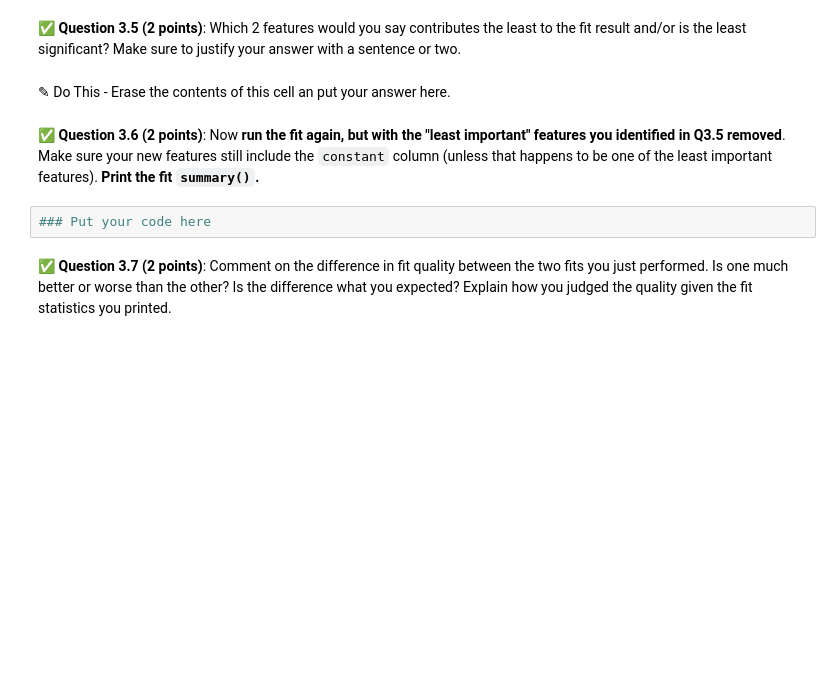
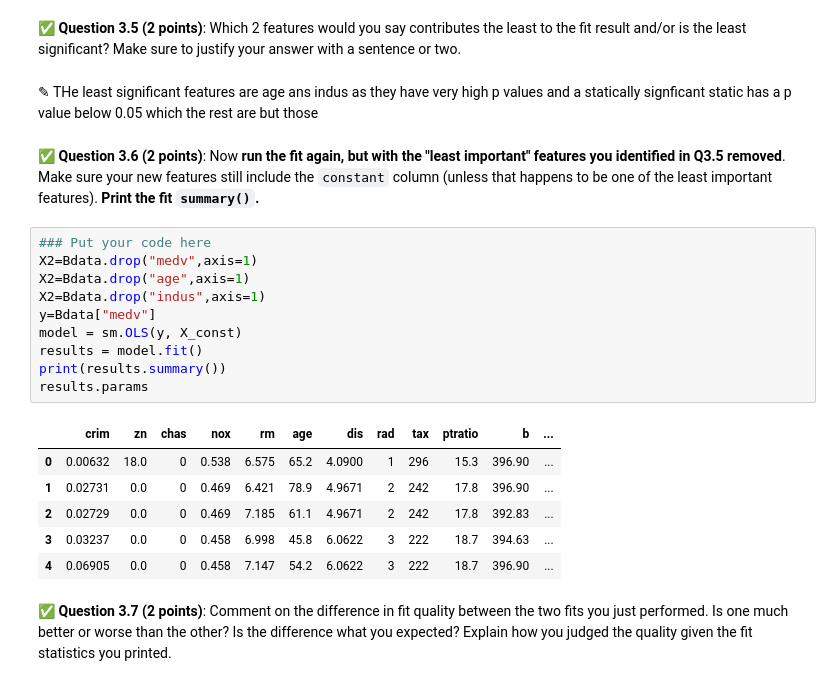
Before and after one commit to NathanZarkowsky/CMSE202-f23-turnin, a Jupyter notebook: final/CMSE202-Final-Section004-S24-STUDENT.ipynb, the cells around one changed output. Saved outputs shown, nothing was run; the diff lists cells and outputs as text; blank space fills up the shorter version.

```diff
--- a/final/CMSE202-Final-Section004-S24-STUDENT.ipynb
+++ b/final/CMSE202-Final-Section004-S24-STUDENT.ipynb
@@ -170,11 +228,26 @@ Now you will perform the actual fit.
 # %% [markdown]
 &#9989; **Question 3.5 (2 points)**: Which 2 features would you say contributes the least to the fit result and/or is the least significant? Make sure to justify your answer with a sentence or two.
-# %% [markdown]
-<font size=+3>&#9998;</font> Do This - Erase the contents of this cell an put your answer here.
+# %% [markdown]
+<font size=+3>&#9998;</font> THe least significant features are age ans indus as they have very high p values and a statically signficant static has a p value below 0.05 which the rest are but those
 # %% [markdown]
 &#9989; **Question 3.6 (2 points)**: Now **run the fit again, but with the "least important" features you identified in Q3.5 removed**. Make sure your new features still include the `constant` column (unless that happens to be one of the least important features). **Print the fit `summary()`.**
-# %%
-### Put your code here
+# %%
+### Put your code here
+X2=Bdata.drop("medv",axis=1)
+X2=Bdata.drop("age",axis=1)
+X2=Bdata.drop("indus",axis=1)
+y=Bdata["medv"]
+model = sm.OLS(y, X_const)
+results = model.fit()
+print(results.summary())
+results.params
+# %% [output]
+|  | crim | zn | chas | nox | rm | age | dis | rad | tax | ptratio | b | ... |
+| 0 | 0.00632 | 18.0 | 0 | 0.538 | 6.575 | 65.2 | 4.0900 | 1 | 296 | 15.3 | 396.90 | ... |
+| 1 | 0.02731 | 0.0 | 0 | 0.469 | 6.421 | 78.9 | 4.9671 | 2 | 242 | 17.8 | 396.90 | ... |
+| 2 | 0.02729 | 0.0 | 0 | 0.469 | 7.185 | 61.1 | 4.9671 | 2 | 242 | 17.8 | 392.83 | ... |
+| 3 | 0.03237 | 0.0 | 0 | 0.458 | 6.998 | 45.8 | 6.0622 | 3 | 222 | 18.7 | 394.63 | ... |
+| 4 | 0.06905 | 0.0 | 0 | 0.458 | 7.147 | 54.2 | 6.0622 | 3 | 222 | 18.7 | 396.90 | ... |
 # %% [markdown]
 &#9989; **Question 3.7 (2 points)**: Comment on the difference in fit quality between the two fits you just performed. Is one much better or worse than the other? Is the difference what you expected? Explain how you judged the quality given the fit statistics you printed.
 # %% [markdown]
```
Also changed, not shown: parts of 15 cells of this notebook.
